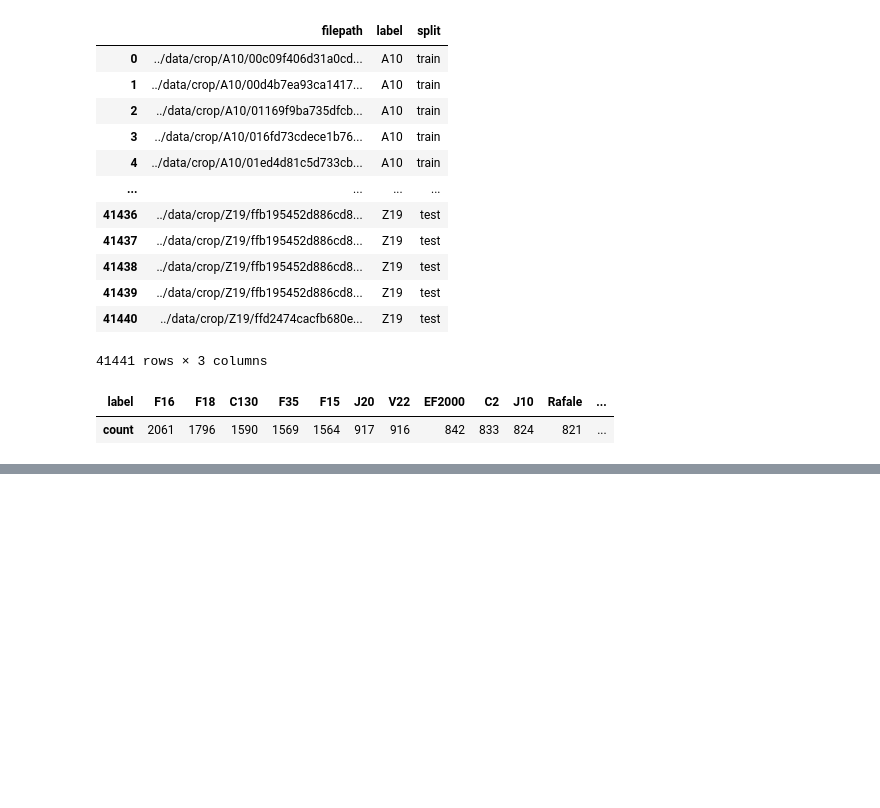
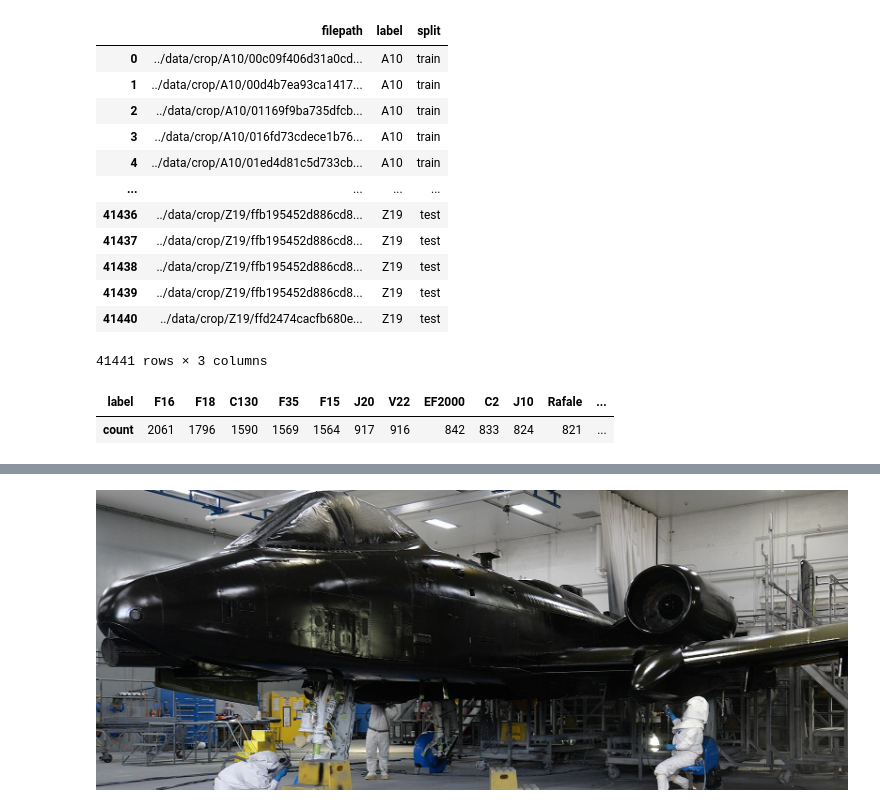
Before and after one commit to Eakempreet/ATAS_Project, a Jupyter notebook: notebooks/01_aircraft_classifier.ipynb, the cells around one changed output, grey strips where cells are left out. Saved outputs shown, nothing was run; the diff lists cells and outputs as text; code cells hidden in the pictures; blank space fills up the shorter version.

```diff
--- a/notebooks/01_aircraft_classifier.ipynb
+++ b/notebooks/01_aircraft_classifier.ipynb
@@ -643,0 +721,6 @@ plt.show();
+# %%
+# Let's view an image
+from IPython.display import Image
+Image(str(aircraft_labels["filepath"][0]))
+# %% [output]
+[figure, added]
```
Also changed, not shown: parts of 22 cells of this notebook.
